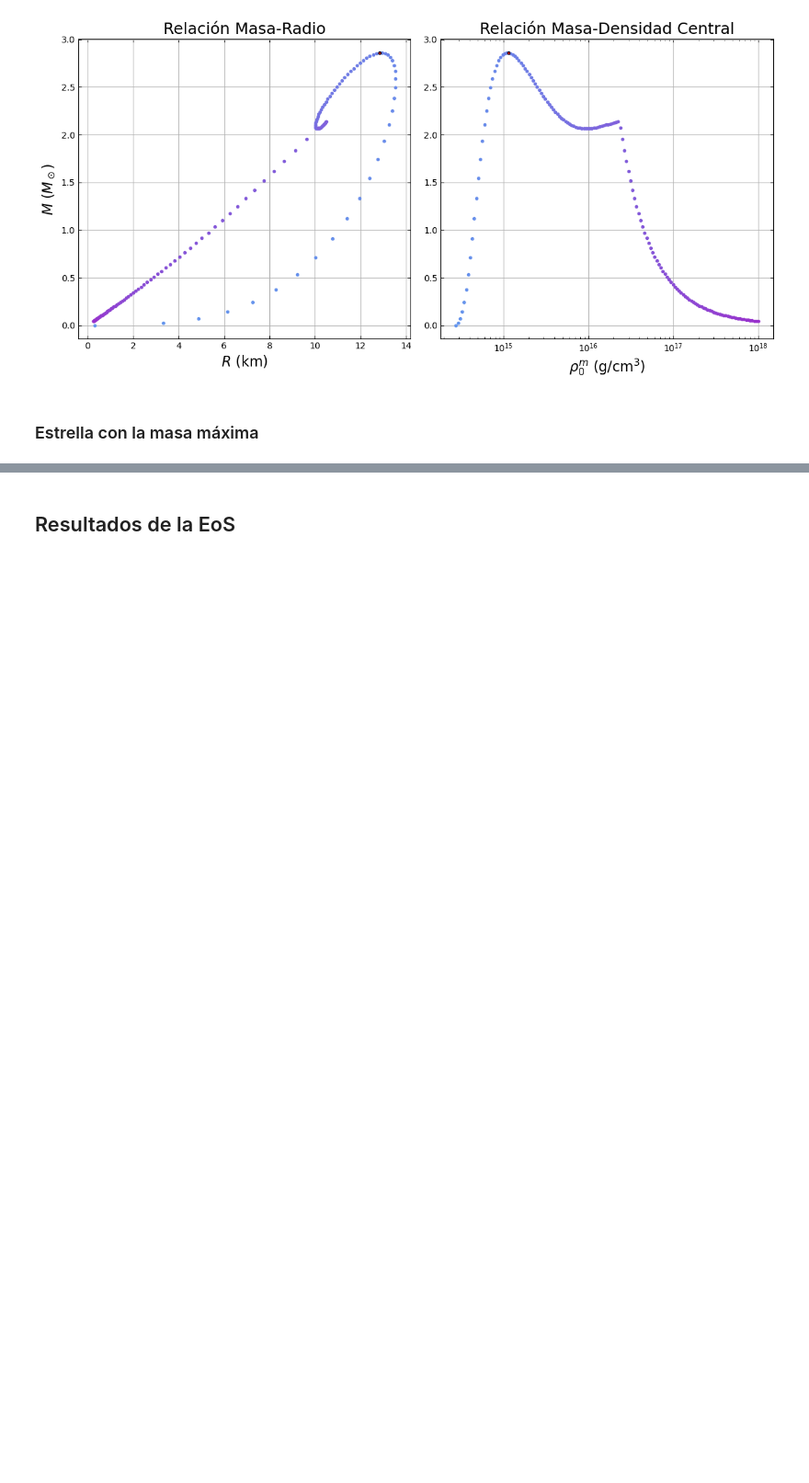
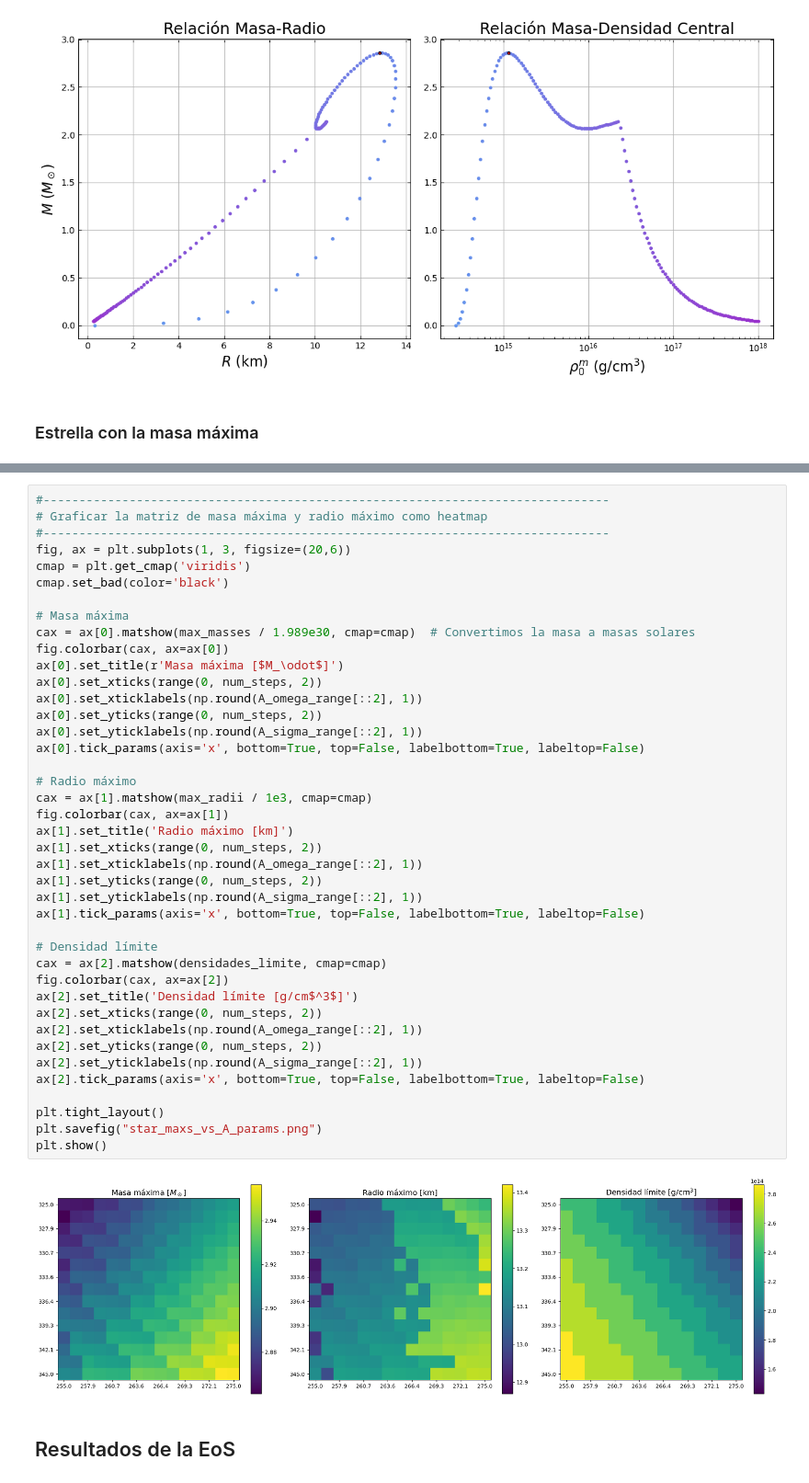
Before and after one commit to Vendetta0462/CalculosSimulaciones, a Jupyter notebook: NS_Structure/modelo_sigma-omega.ipynb, the cells around one changed output, grey strips where cells are left out. Shown at 92% size. Drawn from its saved outputs; the diff is of its cells as text; blank space fills up the shorter version.

Commit message:
masa max y radio max vs parametros A, busqueda de otros parametros para el ajuste n_sat y B/A

```diff
--- a/NS_Structure/modelo_sigma-omega.ipynb
+++ b/NS_Structure/modelo_sigma-omega.ipynb
@@ -219,3 +310,46 @@ tov.graficar_solucion(rf, dr, rho0*rho_geoToMKS, rho_P_prima, P_central_prima, d
+# %%
+#-------------------------------------------------------------------------------
+# Graficar la matriz de masa máxima y radio máximo como heatmap
+#-------------------------------------------------------------------------------
+fig, ax = plt.subplots(1, 3, figsize=(20,6))
+cmap = plt.get_cmap('viridis')
+cmap.set_bad(color='black')
+
+# Masa máxima
+cax = ax[0].matshow(max_masses / 1.989e30, cmap=cmap)  # Convertimos la masa a masas solares
+fig.colorbar(cax, ax=ax[0])
+ax[0].set_title(r'Masa máxima [$M_\odot$]')
+ax[0].set_xticks(range(0, num_steps, 2))
+ax[0].set_xticklabels(np.round(A_omega_range[::2], 1))
+ax[0].set_yticks(range(0, num_steps, 2))
+ax[0].set_yticklabels(np.round(A_sigma_range[::2], 1))
+ax[0].tick_params(axis='x', bottom=True, top=False, labelbottom=True, labeltop=False)
+
+# Radio máximo
+cax = ax[1].matshow(max_radii / 1e3, cmap=cmap)
+fig.colorbar(cax, ax=ax[1])
+ax[1].set_title('Radio máximo [km]')
+ax[1].set_xticks(range(0, num_steps, 2))
+ax[1].set_xticklabels(np.round(A_omega_range[::2], 1))
+ax[1].set_yticks(range(0, num_steps, 2))
+ax[1].set_yticklabels(np.round(A_sigma_range[::2], 1))
+ax[1].tick_params(axis='x', bottom=True, top=False, labelbottom=True, labeltop=False)
+
+# Densidad límite
+cax = ax[2].matshow(densidades_limite, cmap=cmap)
+fig.colorbar(cax, ax=ax[2])
+ax[2].set_title('Densidad límite [g/cm$^3$]')
+ax[2].set_xticks(range(0, num_steps, 2))
+ax[2].set_xticklabels(np.round(A_omega_range[::2], 1))
+ax[2].set_yticks(range(0, num_steps, 2))
+ax[2].set_yticklabels(np.round(A_sigma_range[::2], 1))
+ax[2].tick_params(axis='x', bottom=True, top=False, labelbottom=True, labeltop=False)
+
+plt.tight_layout()
+plt.savefig("star_maxs_vs_A_params.png")
+plt.show()
+# %% [output]
+[figure, added]
 # %% [markdown]
 ## Resultados de la EoS
 # %% [markdown]
```
Also changed, not shown: parts of 9 cells of this notebook, 1 other file.
